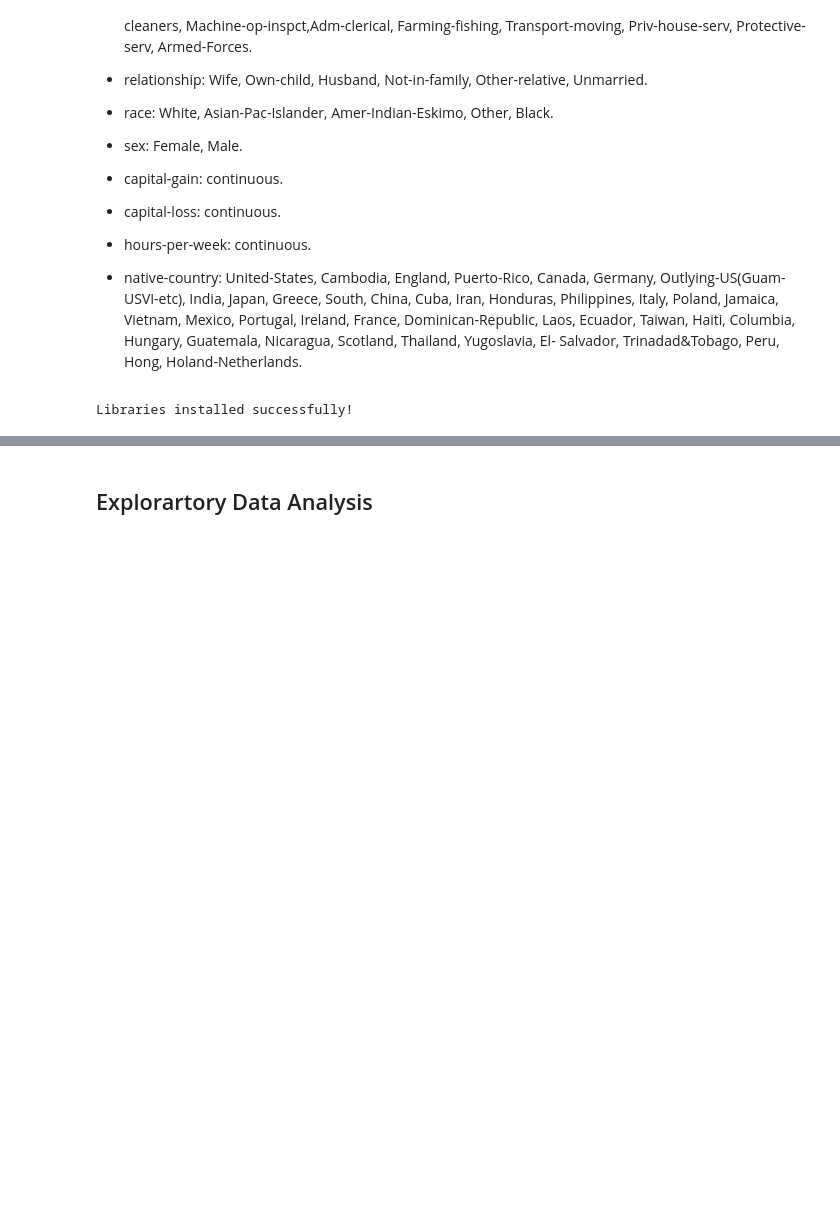
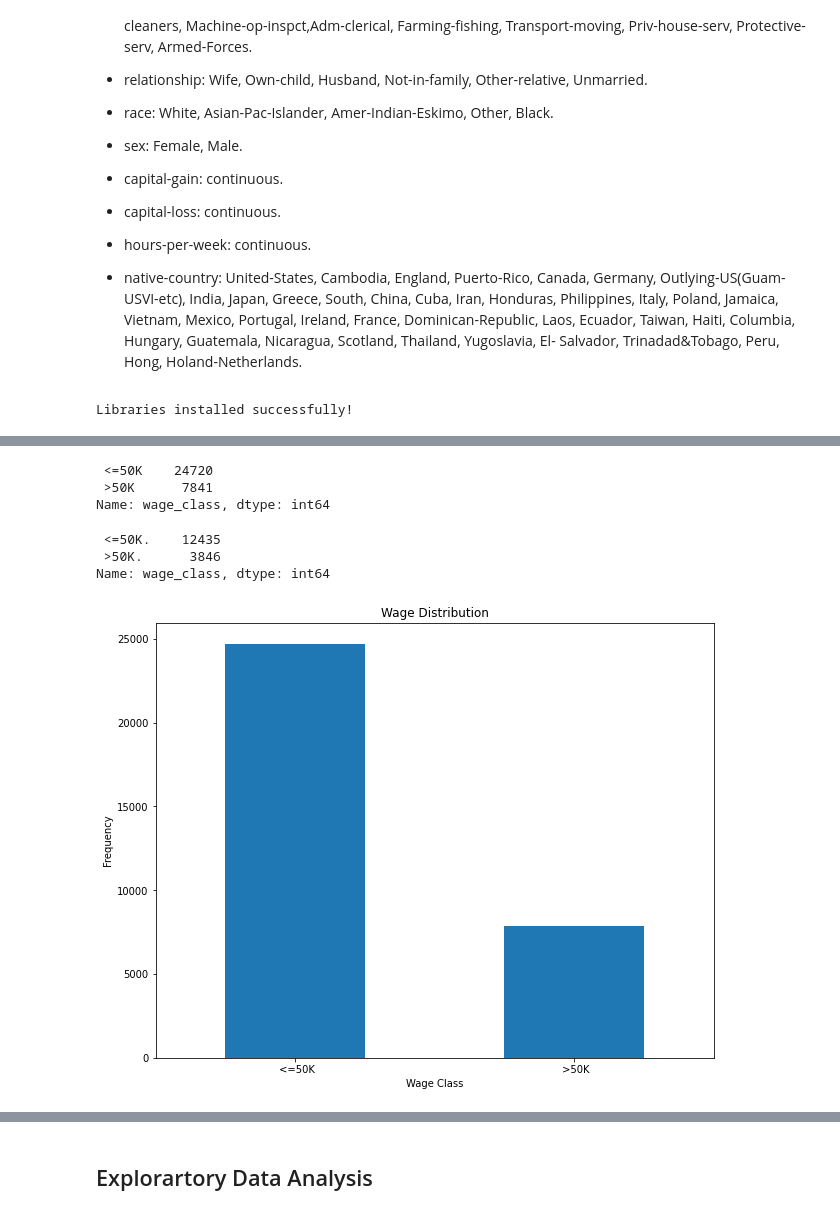
Before and after one commit to obeabi/Assignments, a Jupyter notebook: Main_XGBoost.ipynb, the cells around one changed output, grey strips where cells are left out. Cells and saved outputs as stored; diff of their text form; code cells hidden in the pictures; blank space fills up the shorter version.

```diff
--- a/Main_XGBoost.ipynb
+++ b/Main_XGBoost.ipynb
@@ -133,7 +94,18 @@ memory usage: 3.7+ MB
 # %%
+# Loaddataset and print feature columns
+
+#train_set = pd.read_csv('http://archive.ics.uci.edu/ml/machine-learning-databases/adult/adult.data', header= None)
+train_set = pd.read_csv('adult.data', header= None)
+
 # Load test dataset and print feature columns
 
-test_set = pd.read_csv('http://archive.ics.uci.edu/ml/machine-learning-databases/adult/adult.test',
-                        skiprows= 1, header= None)
+#test_set = pd.read_csv('http://archive.ics.uci.edu/ml/machine-learning-databases/adult/adult.test',skiprows= 1, header= None)
+test_set = pd.read_csv('adult.test', skiprows=1, header= None)
 
-test_set.head()
+
+# Include column headers in dataframe
+col_labels = ['age', 'workclass', 'fnlwgt', 'education', 'education_num', 'marital_status', 'occupation','relationship', 'race', 'sex',
+              'capital_gain','capital_loss', 'hours_per_week', 'native_country', 'wage_class']
+
+train_set.columns = col_labels
+test_set.columns = col_labels
@@ -163,0 +136,6 @@ targets.shape
+# %%
+# Let's replace "?" in dataframe to NAN
+train_set.replace("?", np.nan, inplace= True)
+test_set = test_set.replace("?", np.nan)
+
+test_set.head()
@@ -163,0 +221,25 @@ targets.shape
+# %%
+# Inspect wage_class column : train set
+train_set.wage_class.value_counts()
+# %% [output]
+ <=50K    24720
+ >50K      7841
+Name: wage_class, dtype: int64
+# %%
+# Inspect wage_class column: test set
+test_set.wage_class.value_counts()
+# %% [output]
+ <=50K.    12435
+ >50K.      3846
+Name: wage_class, dtype: int64
+# %%
+# Let's visualize the distribution of target data ( establishing imbalanced dataset)
+count_classes = pd.value_counts(train_set['wage_class'], sort = True)
+count_classes.plot(kind = 'bar', rot = 0)
+plt.title("Wage Distribution")
+plt.xticks(range(2))
+plt.xlabel("Wage Class")
+plt.ylabel('Frequency')
+plt.show()
+# %% [output]
+[figure, added]
```
Also changed, not shown: parts of 27 cells of this notebook.
